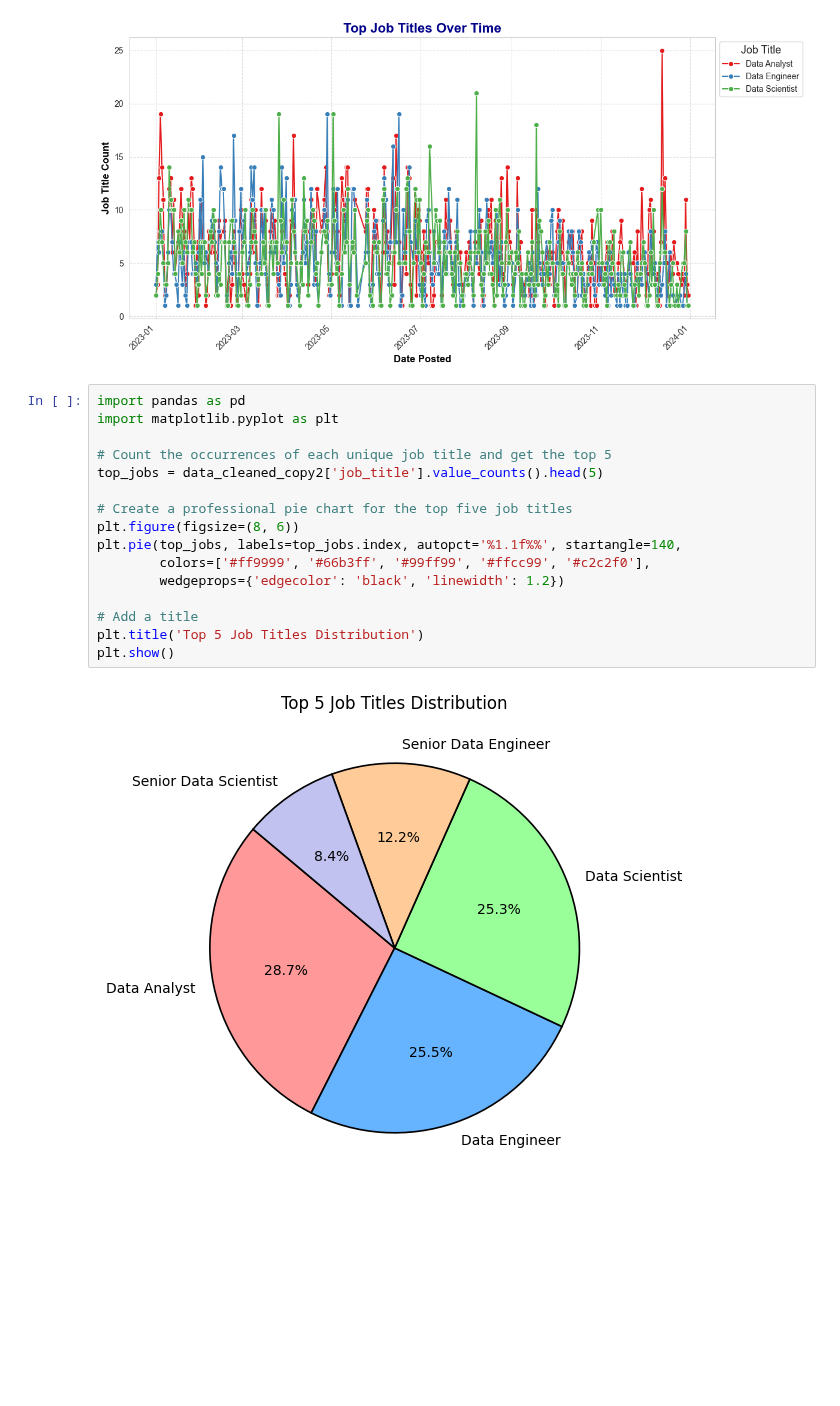
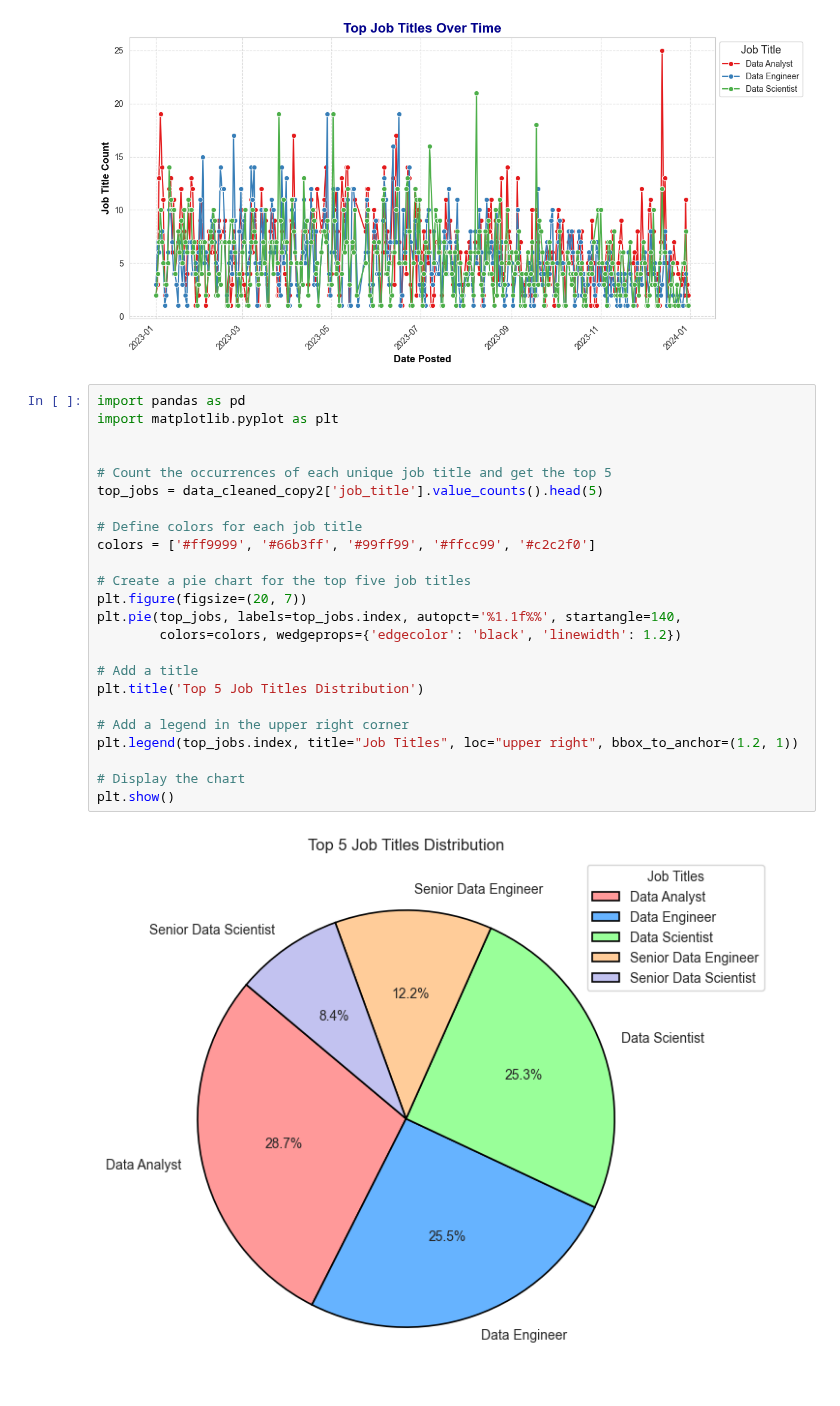
Before and after one commit to Malinda1/data-job-analysis, a Jupyter notebook: data_job_analysis.ipynb, the cells around one changed output. Drawn from its saved outputs; the diff is of its cells as text; blank space fills up the shorter version.

```diff
--- a/data_job_analysis.ipynb
+++ b/data_job_analysis.ipynb
@@ -425,18 +425,26 @@ plt.show()
 # %%
 import pandas as pd
 import matplotlib.pyplot as plt
 
+
 # Count the occurrences of each unique job title and get the top 5
 top_jobs = data_cleaned_copy2['job_title'].value_counts().head(5)
 
-# Create a professional pie chart for the top five job titles
-plt.figure(figsize=(8, 6))
+# Define colors for each job title
+colors = ['#ff9999', '#66b3ff', '#99ff99', '#ffcc99', '#c2c2f0']
+
+# Create a pie chart for the top five job titles
+plt.figure(figsize=(20, 7))
 plt.pie(top_jobs, labels=top_jobs.index, autopct='%1.1f%%', startangle=140,
-        colors=['#ff9999', '#66b3ff', '#99ff99', '#ffcc99', '#c2c2f0'],
-        wedgeprops={'edgecolor': 'black', 'linewidth': 1.2})
+        colors=colors, wedgeprops={'edgecolor': 'black', 'linewidth': 1.2})
 
 # Add a title
 plt.title('Top 5 Job Titles Distribution')
+
+# Add a legend in the upper right corner
+plt.legend(top_jobs.index, title="Job Titles", loc="upper right", bbox_to_anchor=(1.2, 1))
+
+# Display the chart
 plt.show()
 # %% [output]
-[figure, old version]
+[figure, new version]
```
Also changed, not shown: parts of 3 cells of this notebook.
